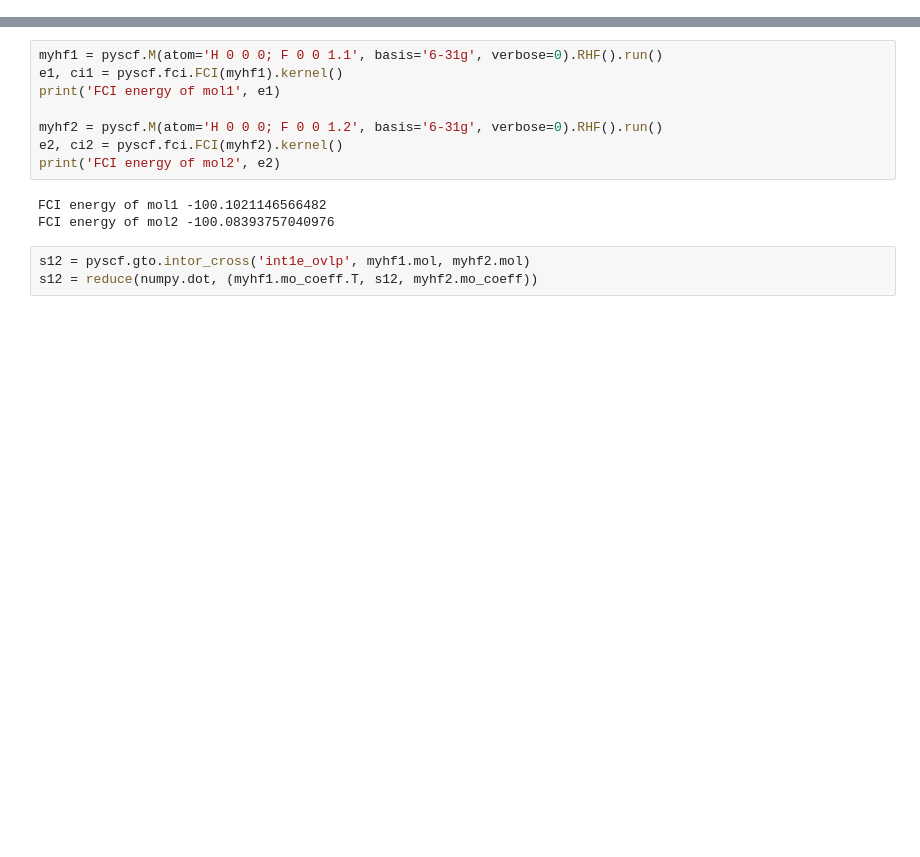
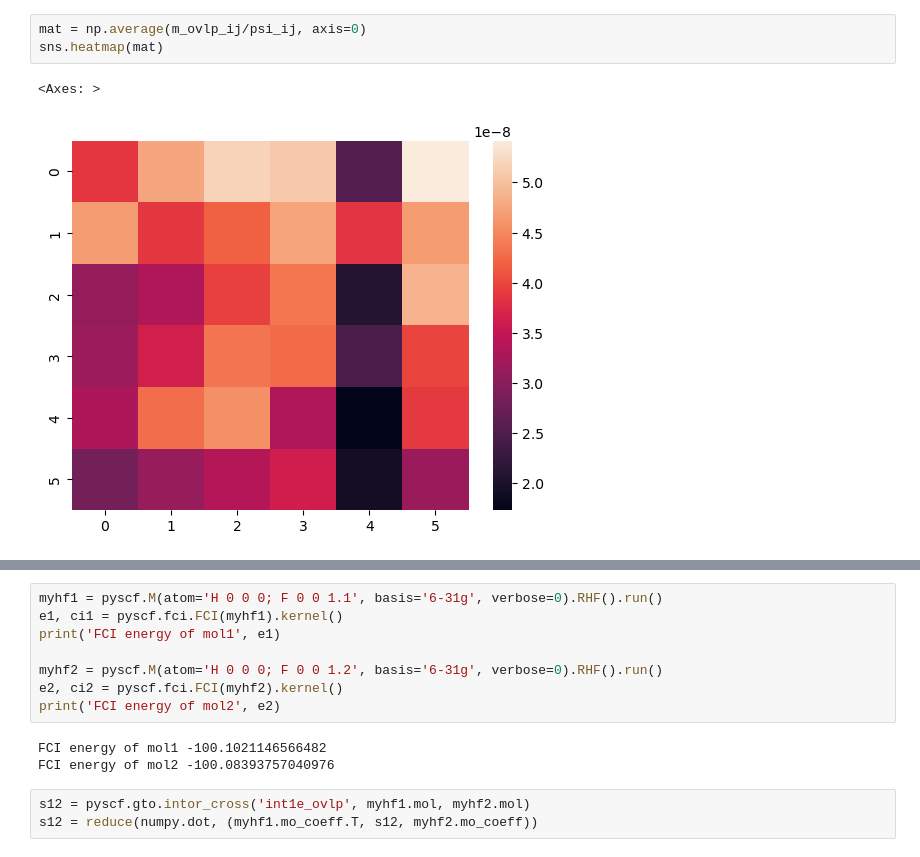
Before and after one commit to kayahans/pyqmc, a Jupyter notebook: pyqmc/test-overlap-casci-full.ipynb, the cells around one changed output, grey strips where cells are left out. Cells and saved outputs as stored; diff of their text form; blank space fills up the shorter version.

```diff
--- a/pyqmc/test-overlap-casci-full.ipynb
+++ b/pyqmc/test-overlap-casci-full.ipynb
@@ -43,0 +164,6 @@ dict_keys(['mol', '_scf', 'verbose', 'stdout', 'max_memory', 'ncas', 'nelecas',
+# %%
+mat = np.average(m_ovlp_ij/psi_ij, axis=0)
+sns.heatmap(mat)
+# %% [output]
+<Axes: >
+[figure, added]
```
Also changed, not shown: parts of 52 cells of this notebook, 4 other files.
